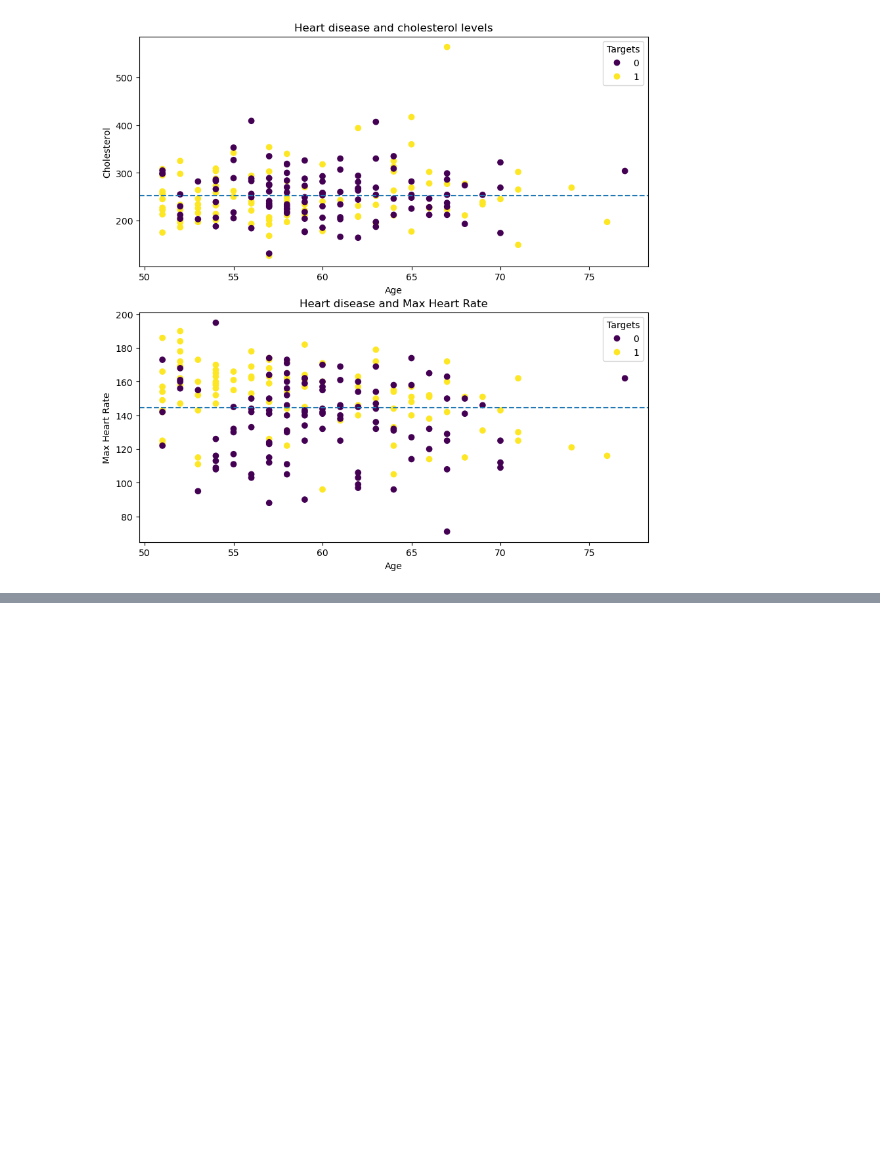
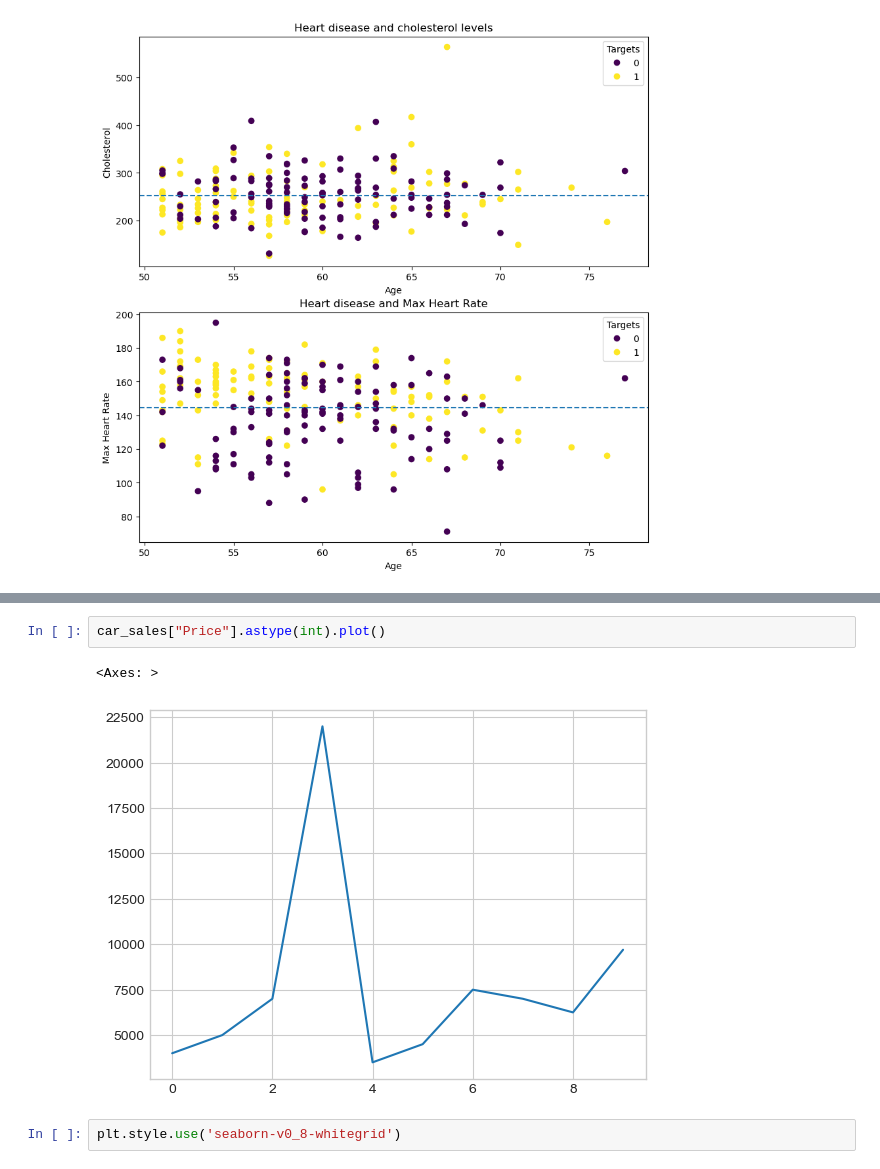
Before and after one commit to kucheriavii/udemu_data_science, a Jupyter notebook: first/introduction_to_matplot.ipynb, the cells around one changed output, grey strips where cells are left out. Saved outputs shown, nothing was run; the diff lists cells and outputs as text; blank space fills up the shorter version.

```diff
--- a/first/introduction_to_matplot.ipynb
+++ b/first/introduction_to_matplot.ipynb
@@ -476,0 +498,7 @@ Text(0.5, 0.98, 'Heart disease analysis')
+# %%
+car_sales["Price"].astype(int).plot()
+# %% [output]
+<Axes: >
+[figure, added]
+# %%
+plt.style.use('seaborn-v0_8-whitegrid')
```
Also changed, not shown: parts of 9 cells of this notebook.
